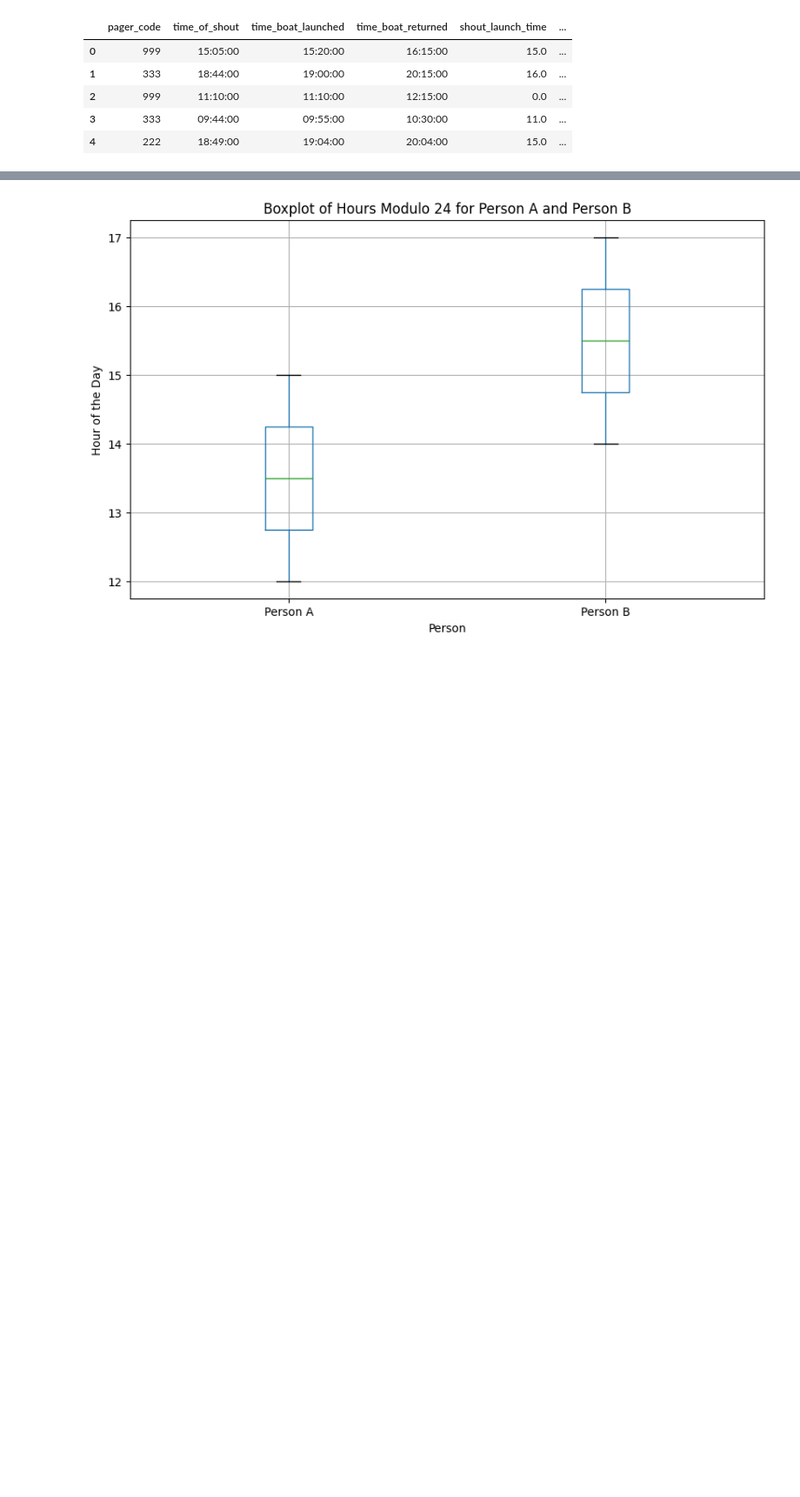
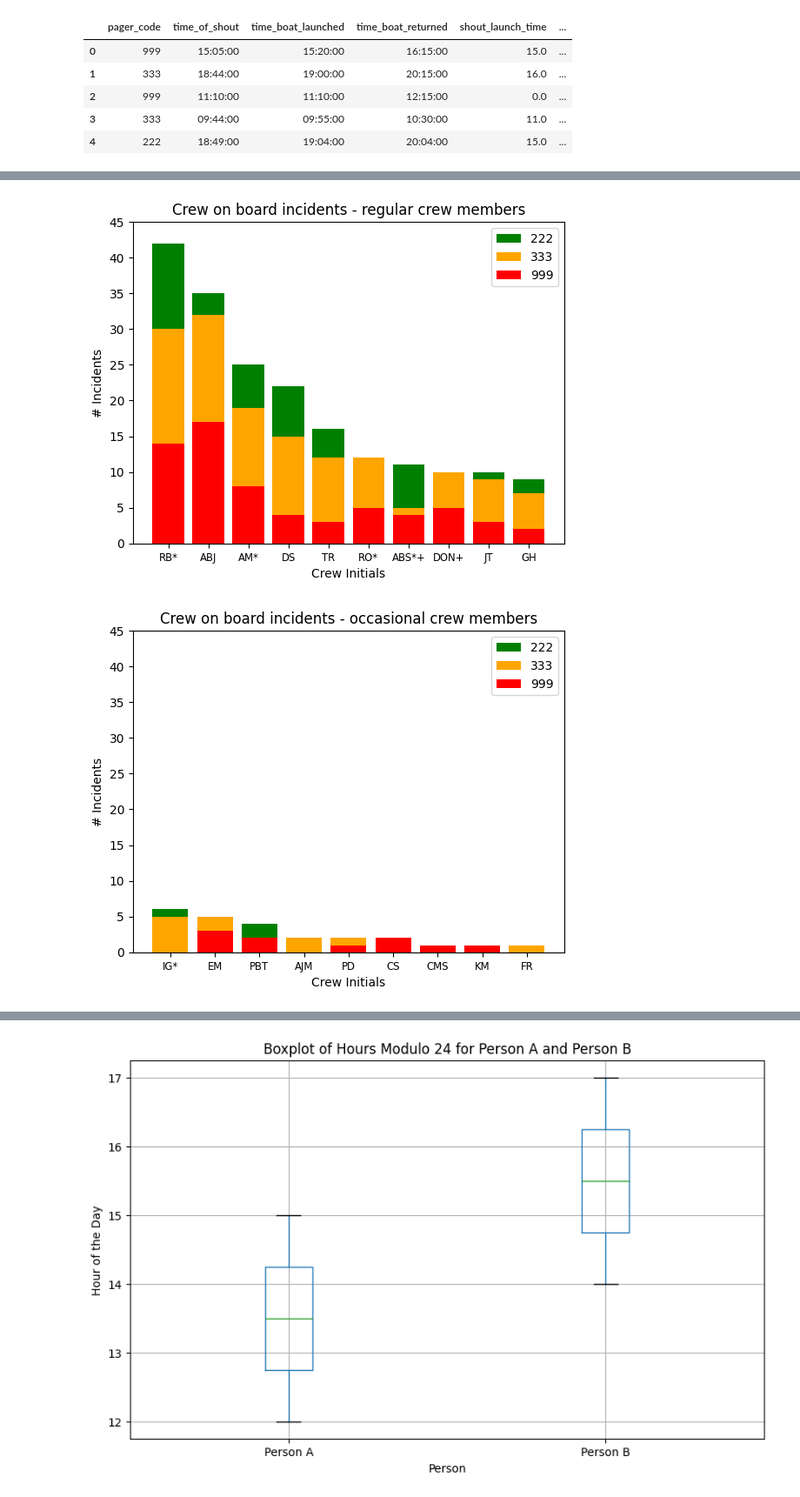
Before and after one commit to rhyslwells/LLRB, a Jupyter notebook: notebooks/analysis.ipynb, the cells around one changed output, grey strips where cells are left out. Shown: that part at 87% size. Cells and saved outputs as stored; diff of their text form; code cells hidden in the pictures; blank space fills up the shorter version.

```diff
--- a/notebooks/analysis.ipynb
+++ b/notebooks/analysis.ipynb
@@ -322,0 +340,5 @@ dict_keys(['RB', 'RO', 'IG', 'AM', 'ABS', 'ABJ', 'GD', 'PBT', 'DON', 'CC', 'GH',
+# %%
+dict_crew_board_reg,dict_crew_board_occasional=get_dictionaries(place='crew_on_board',splitter=6)
+
+#set splitter to...
+dict_crew_shore_reg,dict_crew_shore_occasional=get_dictionaries(place='crew_on_shore',splitter=0)
@@ -322,0 +350,27 @@ dict_keys(['RB', 'RO', 'IG', 'AM', 'ABS', 'ABJ', 'GD', 'PBT', 'DON', 'CC', 'GH',
+# %%
+def counter(given_initials, data,place):
+    dict_counts = {999:0, 333:0, 222:0}
+    for entry in data.to_dict(orient='records'):
+        tup = entry[place]
+        if given_initials in tup:
+            dict_counts[entry['pager_code']] = dict_counts.get(entry['pager_code'], 0) + 1
+    return dict_counts
+
+def get_pager_counts(dict_crew_reg,dict_crew_occasional,place):
+
+    dict_crew_reg_pager = {}
+    for crew_person in dict_crew_reg:
+        feats=['pager_code',place]
+        dict_crew_reg_pager[crew_person] = counter(crew_person, df[feats],place)
+    # dict_crew_reg_pager
+
+    dict_crew_occasional_pager = {}
+    for crew_person in dict_crew_occasional:
+        dict_crew_occasional_pager[crew_person] = counter(crew_person, df[feats],place)
+    # dict_crew_board_occasional_pager
+
+    return dict_crew_reg_pager,dict_crew_occasional_pager
+# %%
+dict_crew_board_reg_pager,dict_crew_board_occasional_pager=get_pager_counts(dict_crew_board_reg,dict_crew_board_occasional,place='crew_on_board')
+
+dict_crew_shore_reg_pager,dict_crew_shore_occasional_pager=get_pager_counts(dict_crew_shore_reg,dict_crew_shore_occasional,place='crew_on_shore')
@@ -322,0 +461,15 @@ dict_keys(['RB', 'RO', 'IG', 'AM', 'ABS', 'ABJ', 'GD', 'PBT', 'DON', 'CC', 'GH',
+# %%
+# #We note the coxswains with * and Safety Advisors with +
+coxswains=["RB","RO","IG","AM","ABS"]
+safety_advisors=["ABS","DON"]
+
+stacked_bar(dict_crew_board_reg_pager,color_mapping,coxswains,safety_advisors,title="Crew on board incidents - regular crew members")
+
+stacked_bar(dict_crew_board_occasional_pager,color_mapping,coxswains,safety_advisors,title="Crew on board incidents - occasional crew members")
+
+stacked_bar(dict_crew_shore_reg_pager,color_mapping,coxswains,safety_advisors,title="Crew on shore incidents - regular crew members")
+
+stacked_bar(dict_crew_shore_occasional_pager,color_mapping,coxswains,safety_advisors,title="Crew on shore incidents - occasional crew members")
+# %% [output]
+[figure, added]
+[figure, added]
```
Also changed, not shown: parts of 42 cells of this notebook, 3 other files.
